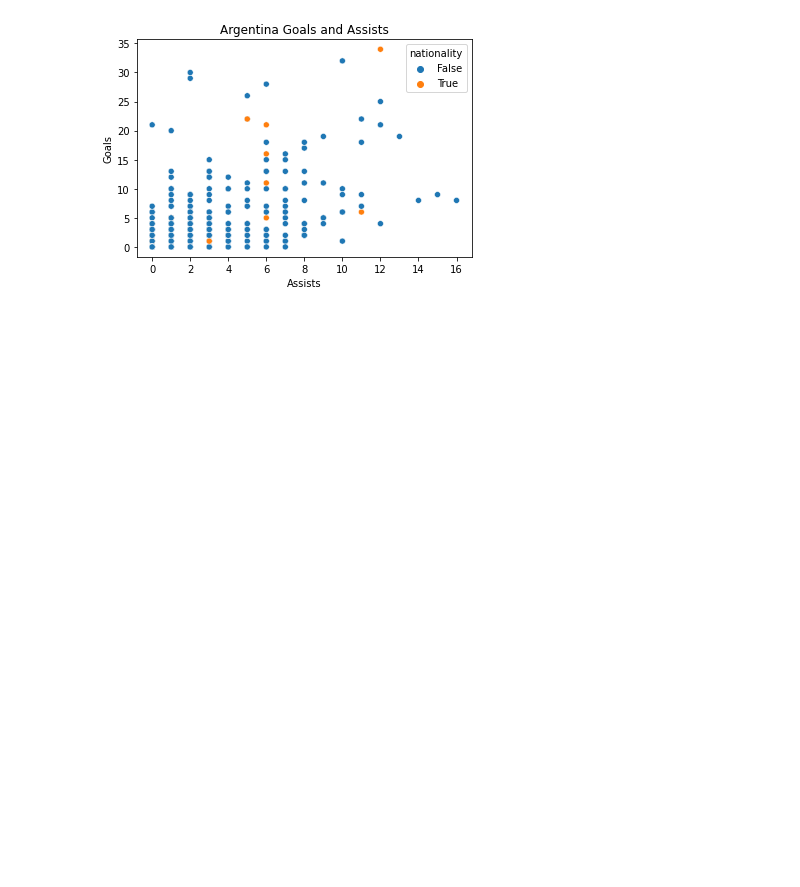
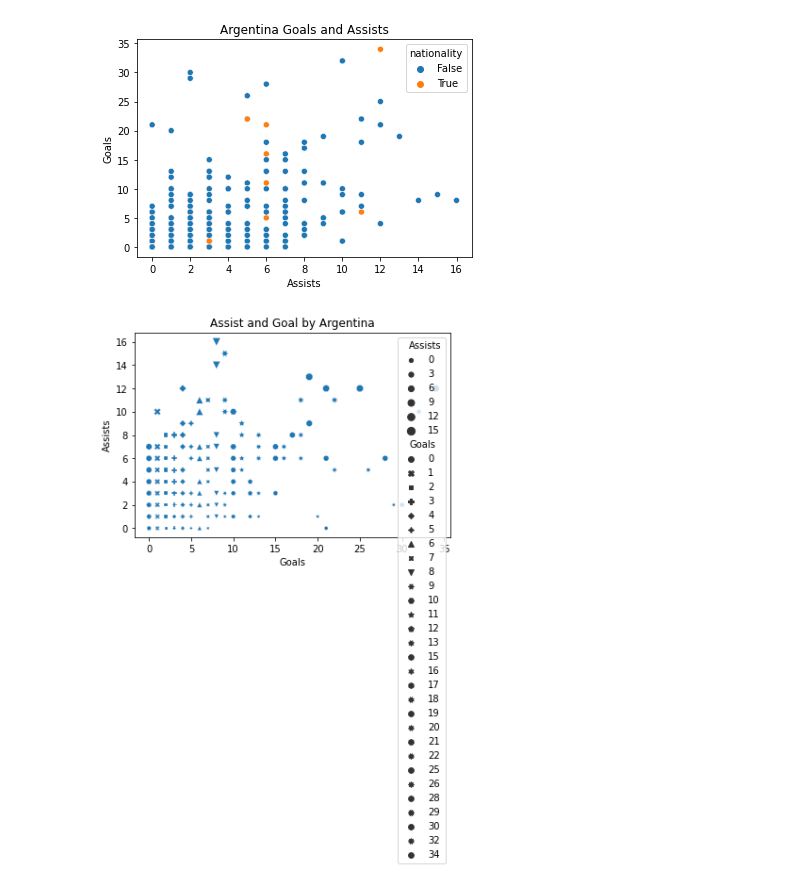
Before and after one commit to Nissun662/Data-Visual, a Jupyter notebook: Exam3.ipynb, the cells around one changed output. Drawn from its saved outputs; the diff is of its cells as text; code cells hidden in the pictures; blank space fills up the shorter version.

```diff
--- a/Exam3.ipynb
+++ b/Exam3.ipynb
@@ -144,3 +144,7 @@ ax.set_title('Argentina Goals and Assists')
 plt.show()
 # %% [output]
 [figure]
+# %%
+ax = sns.scatterplot(data = df,  x = 'Goals', y = 'Assists', style = 'Goals', size = 'Assists' ).set_title('Assist and Goal by Argentina')
+# %% [output]
+[figure, added]
```
Also changed, not shown: parts of 3 cells of this notebook.
